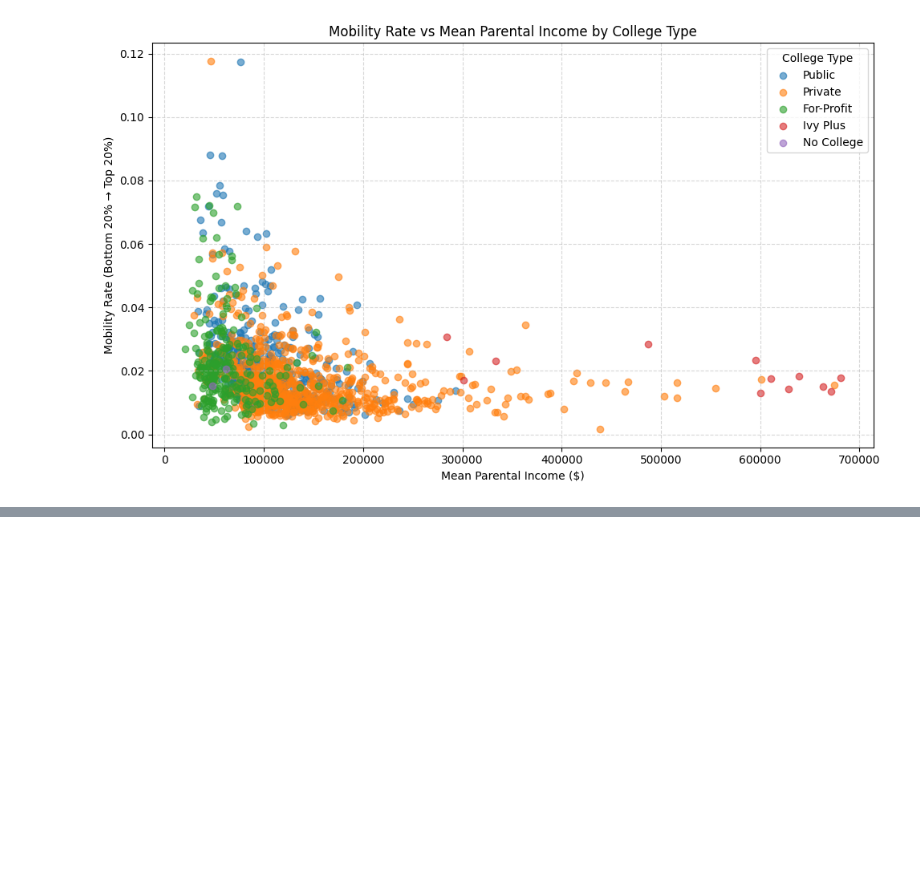
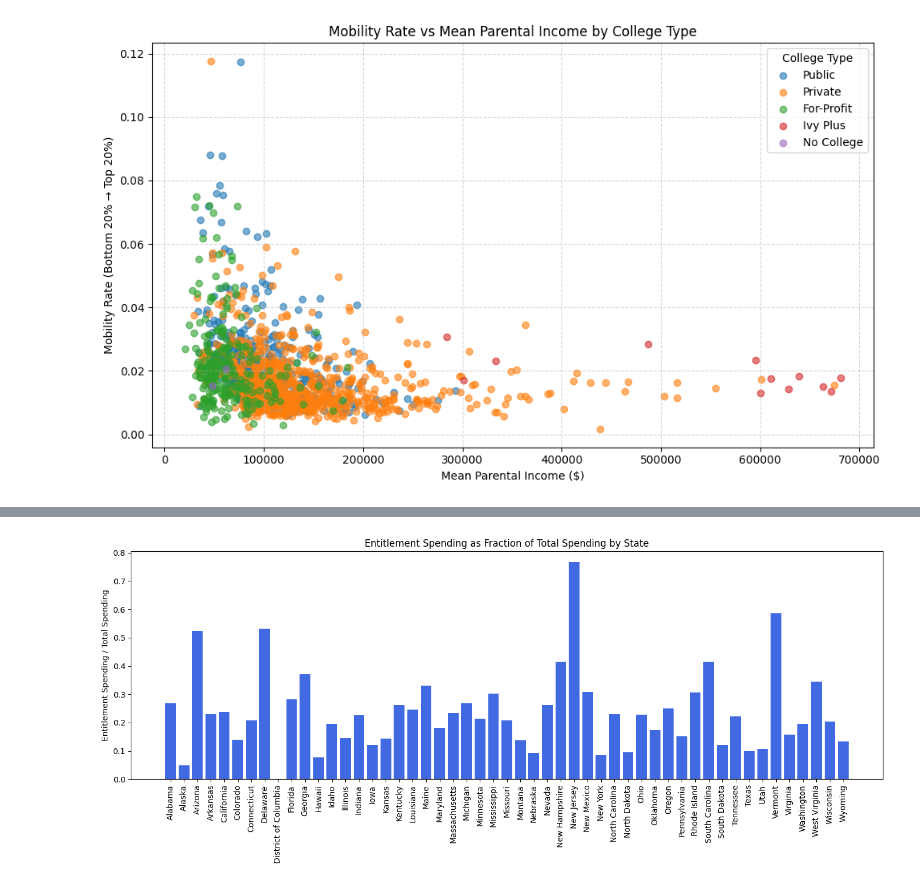
Before and after one commit to brendandoner-breathetransport/breathe, a Jupyter notebook: notebooks/pipeline_fairness.ipynb, the cells around one changed output, grey strips where cells are left out. Cells and saved outputs as stored; diff of their text form; code cells hidden in the pictures; blank space fills up the shorter version.

```diff
--- a/notebooks/pipeline_fairness.ipynb
+++ b/notebooks/pipeline_fairness.ipynb
@@ -285,8 +56,8 @@ import pandas as pd
 import matplotlib.pyplot as plt
 
 # Load your datasets
-df_spending = pd.read_csv(directory_raw + "per_capita_spending_by_state.csv")  # education/prison spending
-df_mobility = pd.read_csv(directory_raw + "tract_outcomes_state.csv")  # Opportunity Atlas state mobility
+df_spending = pd.read_csv(directory_raw + "american_dream/per_capita_spending_by_state.csv")  # education/prison spending
+df_mobility = pd.read_csv(directory_raw + "american_dream/tract_outcomes_state.csv")  # Opportunity Atlas state mobility
 
 # --- FIPS to State Mapping (manually embedded) ---
 fips_to_state = {
@@ -399,7 +170,7 @@ import pandas as pd
 import matplotlib.pyplot as plt
 
 # Load the Excel file
-excel_path = "22slsstab1.xlsx"  # Replace with full path if needed
+excel_path = "american_dream/22slsstab1.xlsx"  # Replace with full path if needed
 xls = pd.ExcelFile(directory_raw + excel_path)
 # Step 1: Load row 9 only (actual state names row)
 df_headers = pd.read_excel(xls, sheet_name="2022_US_WY", nrows=9)
@@ -973,0 +679,20 @@ plt.tight_layout()
+# %%
+# --- Remove United States Total, Calculate Fraction, and Plot ---
+import matplotlib.pyplot as plt
+
+# Remove 'United States Total' if present in state list
+spending_df_clean = spending_df[spending_df['State'] != 'United States Total'].copy()
+
+# Calculate entitlement spending as a fraction of total spending
+spending_df_clean['Entitlement Fraction'] = spending_df_clean['Entitlement Spend ($1000s)'] / spending_df_clean['Total Spend ($1000s)']
+
+# Plot entitlement fraction by state
+plt.figure(figsize=(14, 6))
+plt.bar(spending_df_clean['State'], spending_df_clean['Entitlement Fraction'], color='royalblue')
+plt.xticks(rotation=90)
+plt.ylabel('Entitlement Spending / Total Spending')
+plt.title('Entitlement Spending as Fraction of Total Spending by State')
+plt.tight_layout()
+plt.show()
+# %% [output]
+[figure, added]
```
Also changed, not shown: parts of 23 cells of this notebook, 20 other files.
